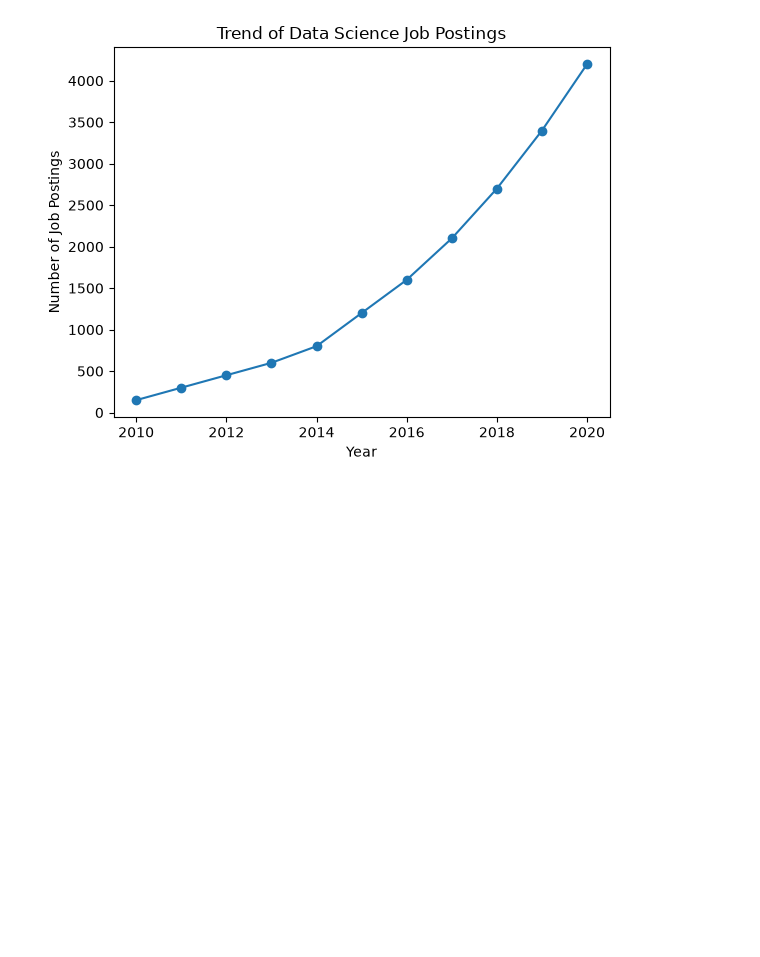
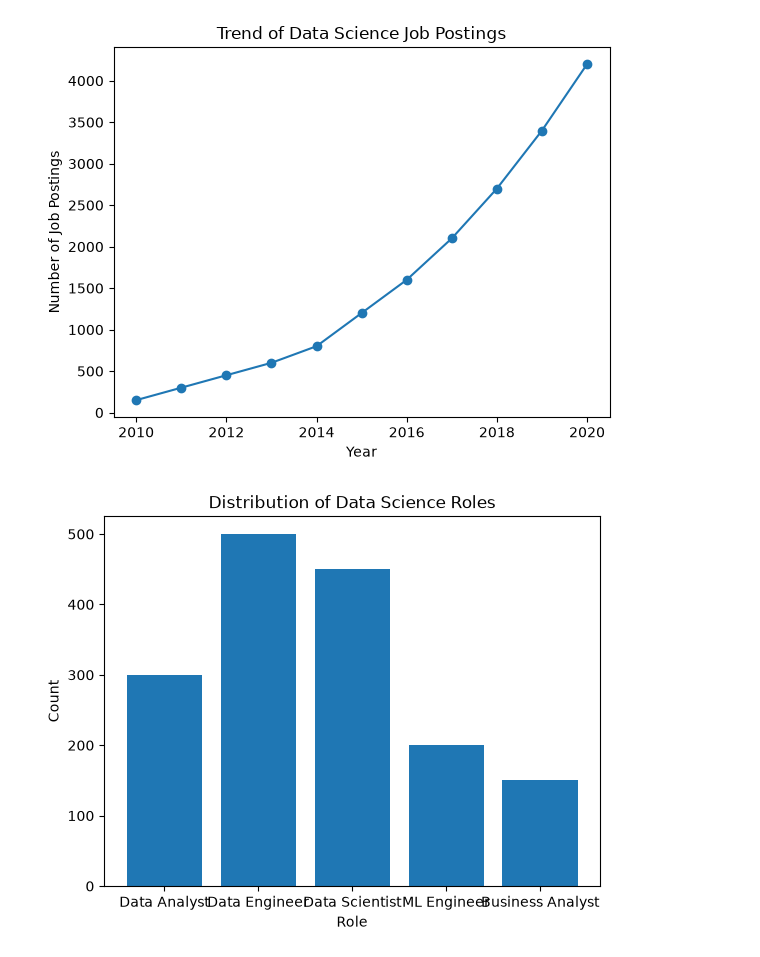
Before and after one commit to mohammedreabaij2025cse-ui/250701435-MOHAMMED_REABAI_J, a Jupyter notebook: FDS.ipynb, the cells around one changed output. Drawn from its saved outputs; the diff is of its cells as text; code cells hidden in the pictures; blank space fills up the shorter version.

```diff
--- a/FDS.ipynb
+++ b/FDS.ipynb
@@ -20,3 +20,19 @@ plt.ylabel('Number of Job Postings')
 plt.show()
 # %% [output]
 [figure]
+# %%
+roles = ['Data Analyst', 'Data Engineer', 'Data Scientist', 'ML Engineer', 'Business Analyst']
+
+counts = [300, 500, 450, 200, 150]
+
+plt.bar(roles, counts)
+
+plt.title('Distribution of Data Science Roles')
+
+plt.xlabel('Role')
+
+plt.ylabel('Count')
+
+plt.show()
+# %% [output]
+[figure, added]
```
Also changed, not shown: parts of 2 cells of this notebook.
